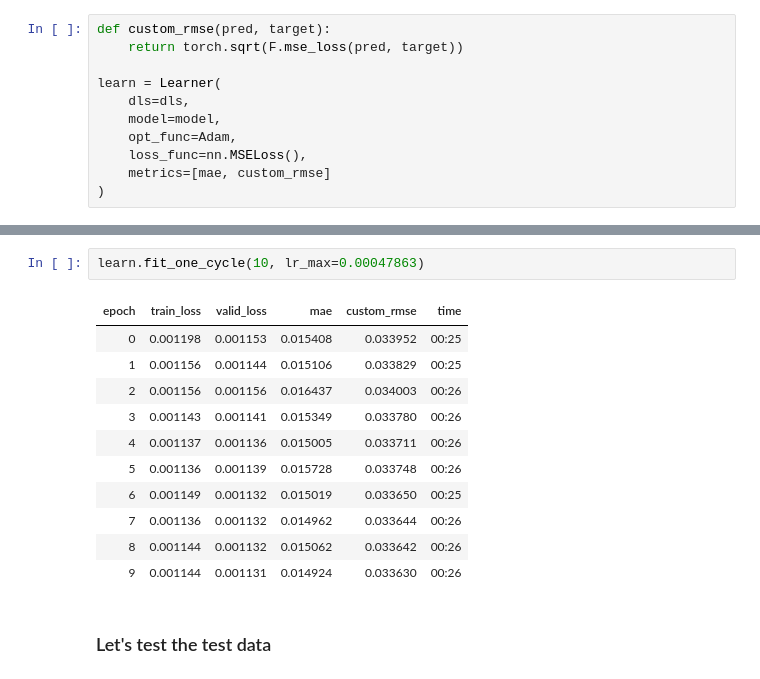
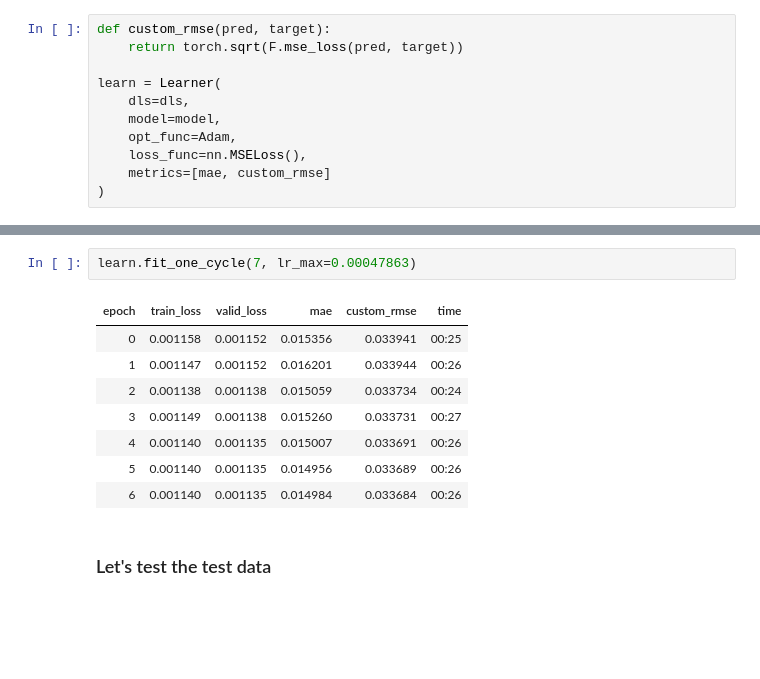
Before and after one commit to JeanArthurDeda/ALFie, a Jupyter notebook: ReservoirJoin/train_joiner.ipynb, the cells around one changed output, grey strips where cells are left out. Saved outputs shown, nothing was run; the diff lists cells and outputs as text; blank space fills up the shorter version.

```diff
--- a/ReservoirJoin/train_joiner.ipynb
+++ b/ReservoirJoin/train_joiner.ipynb
@@ -154,17 +155,14 @@ SuggestedLRs(valley=0.0004786300996784121)
 # %%
-learn.fit_one_cycle(10, lr_max=0.00047863)
+learn.fit_one_cycle(7, lr_max=0.00047863)
 # %% [output]
 | epoch | train_loss | valid_loss | mae | custom_rmse | time |
-| 0 | 0.001198 | 0.001153 | 0.015408 | 0.033952 | 00:25 |
-| 1 | 0.001156 | 0.001144 | 0.015106 | 0.033829 | 00:25 |
-| 2 | 0.001156 | 0.001156 | 0.016437 | 0.034003 | 00:26 |
-| 3 | 0.001143 | 0.001141 | 0.015349 | 0.033780 | 00:26 |
-| 4 | 0.001137 | 0.001136 | 0.015005 | 0.033711 | 00:26 |
-| 5 | 0.001136 | 0.001139 | 0.015728 | 0.033748 | 00:26 |
-| 6 | 0.001149 | 0.001132 | 0.015019 | 0.033650 | 00:25 |
-| 7 | 0.001136 | 0.001132 | 0.014962 | 0.033644 | 00:26 |
-| 8 | 0.001144 | 0.001132 | 0.015062 | 0.033642 | 00:26 |
-| 9 | 0.001144 | 0.001131 | 0.014924 | 0.033630 | 00:26 |
+| 0 | 0.001158 | 0.001152 | 0.015356 | 0.033941 | 00:25 |
+| 1 | 0.001147 | 0.001152 | 0.016201 | 0.033944 | 00:26 |
+| 2 | 0.001138 | 0.001138 | 0.015059 | 0.033734 | 00:24 |
+| 3 | 0.001149 | 0.001138 | 0.015260 | 0.033731 | 00:27 |
+| 4 | 0.001140 | 0.001135 | 0.015007 | 0.033691 | 00:26 |
+| 5 | 0.001140 | 0.001135 | 0.014956 | 0.033689 | 00:26 |
+| 6 | 0.001140 | 0.001135 | 0.014984 | 0.033684 | 00:26 |
 # %% [markdown]
 ### Let's test the test data
 # %%
```
Also changed, not shown: parts of 10 cells of this notebook.
